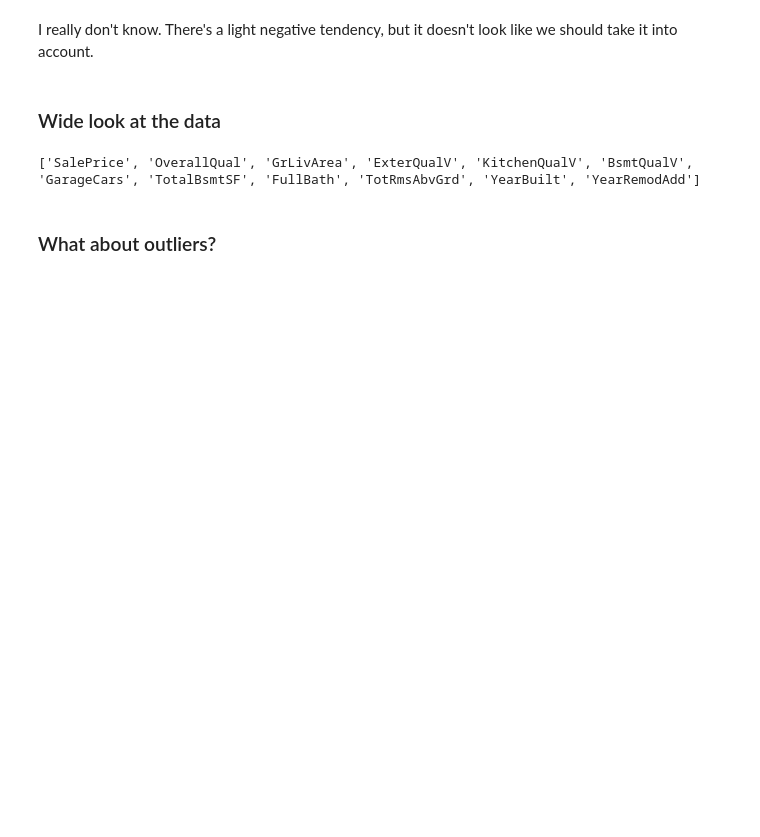
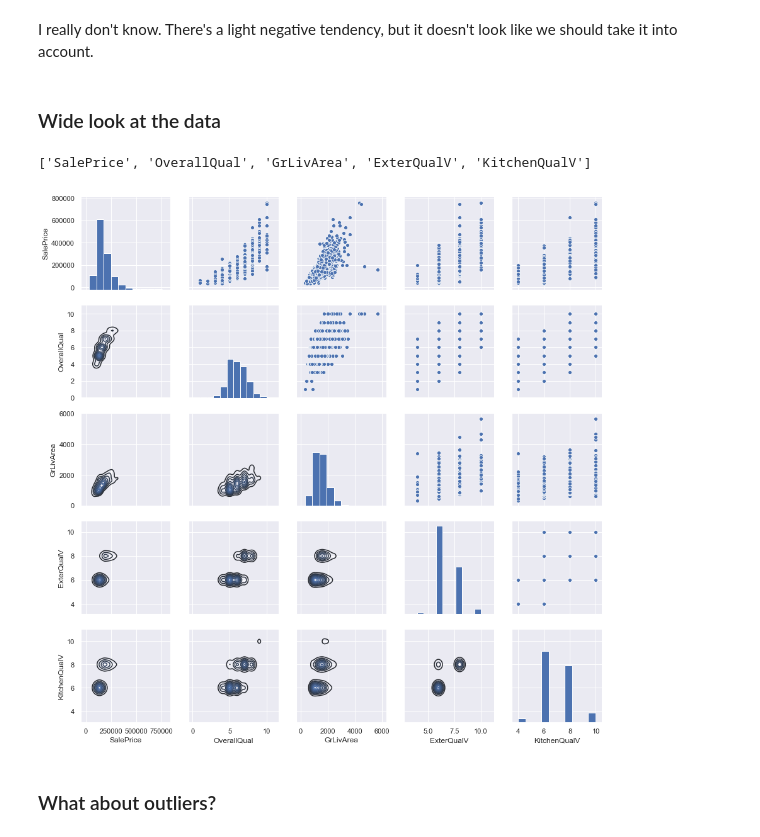
Before and after one commit to volchugin/House-price-prediction, a Jupyter notebook: Develop/2019-03-12-House-price-prediction-DV-data-exploration.ipynb, the cells around one changed output. Drawn from its saved outputs; the diff is of its cells as text; code cells hidden in the pictures; blank space fills up the shorter version.

```diff
--- a/Develop/2019-03-12-House-price-prediction-DV-data-exploration.ipynb
+++ b/Develop/2019-03-12-House-price-prediction-DV-data-exploration.ipynb
@@ -300,9 +323,18 @@ Name: SalePrice, dtype: float64
 # %%
 # main factors influencing SalePrice:
 Sfctr = [
-    'SalePrice', 'OverallQual', 'GrLivArea', 'ExterQualV', 'KitchenQualV',
-    'BsmtQualV', 'GarageCars', 'TotalBsmtSF', 'FullBath',
-    'TotRmsAbvGrd', 'YearBuilt', 'YearRemodAdd'
+    "SalePrice",
+    "OverallQual",
+    "GrLivArea",
+    "ExterQualV",
+    "KitchenQualV",
+    "BsmtQualV",
+    "GarageCars",
+    "TotalBsmtSF",
+    "FullBath",
+    "TotRmsAbvGrd",
+    "YearBuilt",
+    "YearRemodAdd",
 ]
 # %%
 # let's look at them through the OKULAR O_O
@@ -355,13 +389,14 @@ I really don't know. There's a light negative tendency, but it doesn't look like
 # %% [markdown]
 ### Wide look at the data
 # %%
-print(Sfctr)
-g = sns.PairGrid(train[Sfctr])
+print(Sfctr[:5])
+g = sns.PairGrid(train[Sfctr[:5]])
 g.map_upper(sns.scatterplot)
 g.map_lower(sns.kdeplot)
 g.map_diag(plt.hist);
 # %% [output]
-['SalePrice', 'OverallQual', 'GrLivArea', 'ExterQualV', 'KitchenQualV', 'BsmtQualV', 'GarageCars', 'TotalBsmtSF', 'FullBath', 'TotRmsAbvGrd', 'YearBuilt', 'YearRemodAdd']
+['SalePrice', 'OverallQual', 'GrLivArea', 'ExterQualV', 'KitchenQualV']
+[figure, added]
 # %% [markdown]
 ### What about outliers?
 # %%
```
Also changed, not shown: parts of 48 cells of this notebook.
